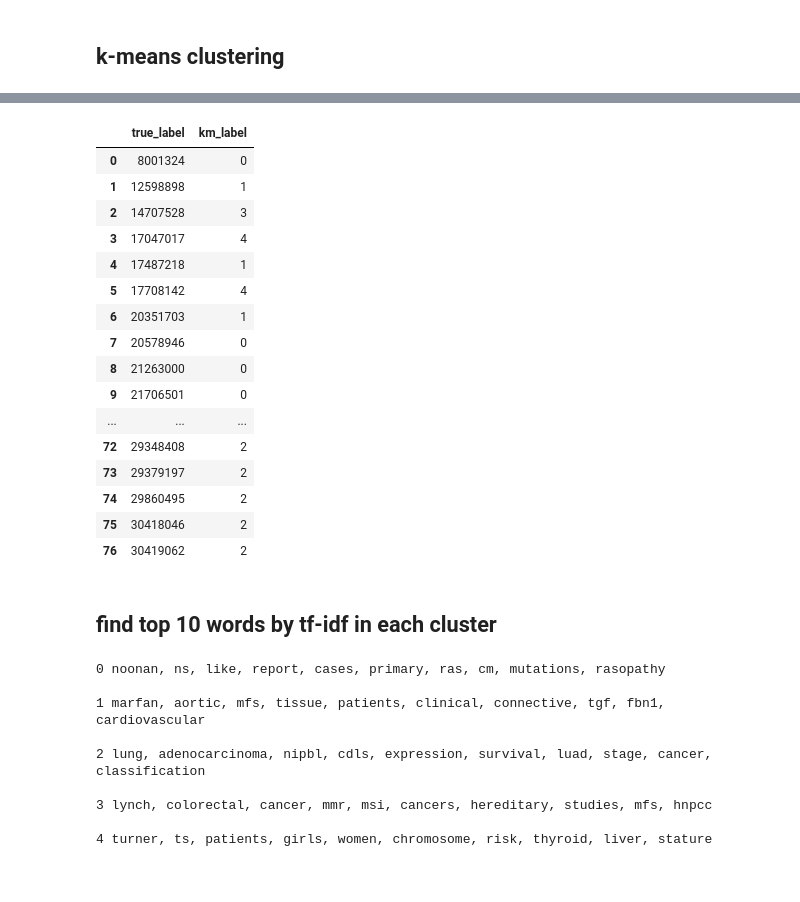
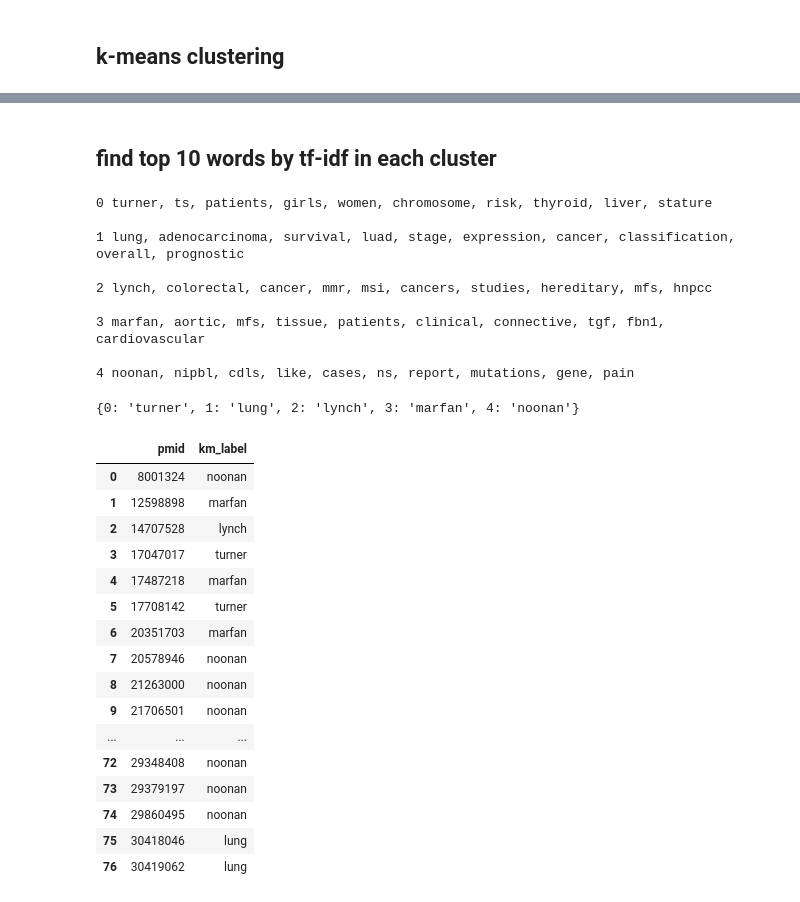
Before and after one commit to cbare/pubmed_miner, a Jupyter notebook: notebooks/k-means.ipynb, the cells around one changed output, grey strips where cells are left out. Drawn from its saved outputs; the diff is of its cells as text; code cells hidden in the pictures.

```diff
--- a/notebooks/k-means.ipynb
+++ b/notebooks/k-means.ipynb
@@ -257,42 +257,49 @@ metrics.silhouette_score(X, km.labels_, sample_size=1000)
-# %%
-pd.DataFrame(dict(true_label=[a.pmid for a in articles],
-                  km_label=km.labels_))
-# %% [output]
-|  | true_label | km_label |
-| 0 | 8001324 | 0 |
-| 1 | 12598898 | 1 |
-| 2 | 14707528 | 3 |
-| 3 | 17047017 | 4 |
-| 4 | 17487218 | 1 |
-| 5 | 17708142 | 4 |
-| 6 | 20351703 | 1 |
-| 7 | 20578946 | 0 |
-| 8 | 21263000 | 0 |
-| 9 | 21706501 | 0 |
-| ... | ... | ... |
-| 72 | 29348408 | 2 |
-| 73 | 29379197 | 2 |
-| 74 | 29860495 | 2 |
-| 75 | 30418046 | 2 |
-| 76 | 30419062 | 2 |
 # %% [markdown]
 ## find top 10 words by tf-idf in each cluster
 # %%
 def top(a, k=10):
     return heapq.nlargest(k, range(len(a)), a.take)
 # %%
+topic_labels = {}
 for ki in range(k):
     m = X[km.labels_==ki].sum(axis=0)
     top_words = [vectorizer.get_feature_names()[i]
                      for i in top(np.squeeze(np.asarray(m)), 10)]
     print(ki, ', '.join(top_words), '\n')
+    topic_labels[ki] = top_words[0]
 # %% [output]
-0 noonan, ns, like, report, cases, primary, ras, cm, mutations, rasopathy
+0 turner, ts, patients, girls, women, chromosome, risk, thyroid, liver, stature
 
-1 marfan, aortic, mfs, tissue, patients, clinical, connective, tgf, fbn1, cardiovascular
+1 lung, adenocarcinoma, survival, luad, stage, expression, cancer, classification, overall, prognostic
 
-2 lung, adenocarcinoma, nipbl, cdls, expression, survival, luad, stage, cancer, classification
+2 lynch, colorectal, cancer, mmr, msi, cancers, studies, hereditary, mfs, hnpcc
 
-3 lynch, colorectal, cancer, mmr, msi, cancers, hereditary, studies, mfs, hnpcc
+3 marfan, aortic, mfs, tissue, patients, clinical, connective, tgf, fbn1, cardiovascular
 
-4 turner, ts, patients, girls, women, chromosome, risk, thyroid, liver, stature
+4 noonan, nipbl, cdls, like, cases, ns, report, mutations, gene, pain
+# %%
+topic_labels
+# %% [output]
+{0: 'turner', 1: 'lung', 2: 'lynch', 3: 'marfan', 4: 'noonan'}
+# %%
+df = pd.DataFrame(dict(pmid=[a.pmid for a in articles],
+                  km_label=[topic_labels[t] for t in km.labels_]))
+df
+# %% [output]
+|  | pmid | km_label |
+| 0 | 8001324 | noonan |
+| 1 | 12598898 | marfan |
+| 2 | 14707528 | lynch |
+| 3 | 17047017 | turner |
+| 4 | 17487218 | marfan |
+| 5 | 17708142 | turner |
+| 6 | 20351703 | marfan |
+| 7 | 20578946 | noonan |
+| 8 | 21263000 | noonan |
+| 9 | 21706501 | noonan |
+| ... | ... | ... |
+| 72 | 29348408 | noonan |
+| 73 | 29379197 | noonan |
+| 74 | 29860495 | noonan |
+| 75 | 30418046 | lung |
+| 76 | 30419062 | lung |
```
Also changed, not shown: parts of 9 cells of this notebook, 5 other files.
